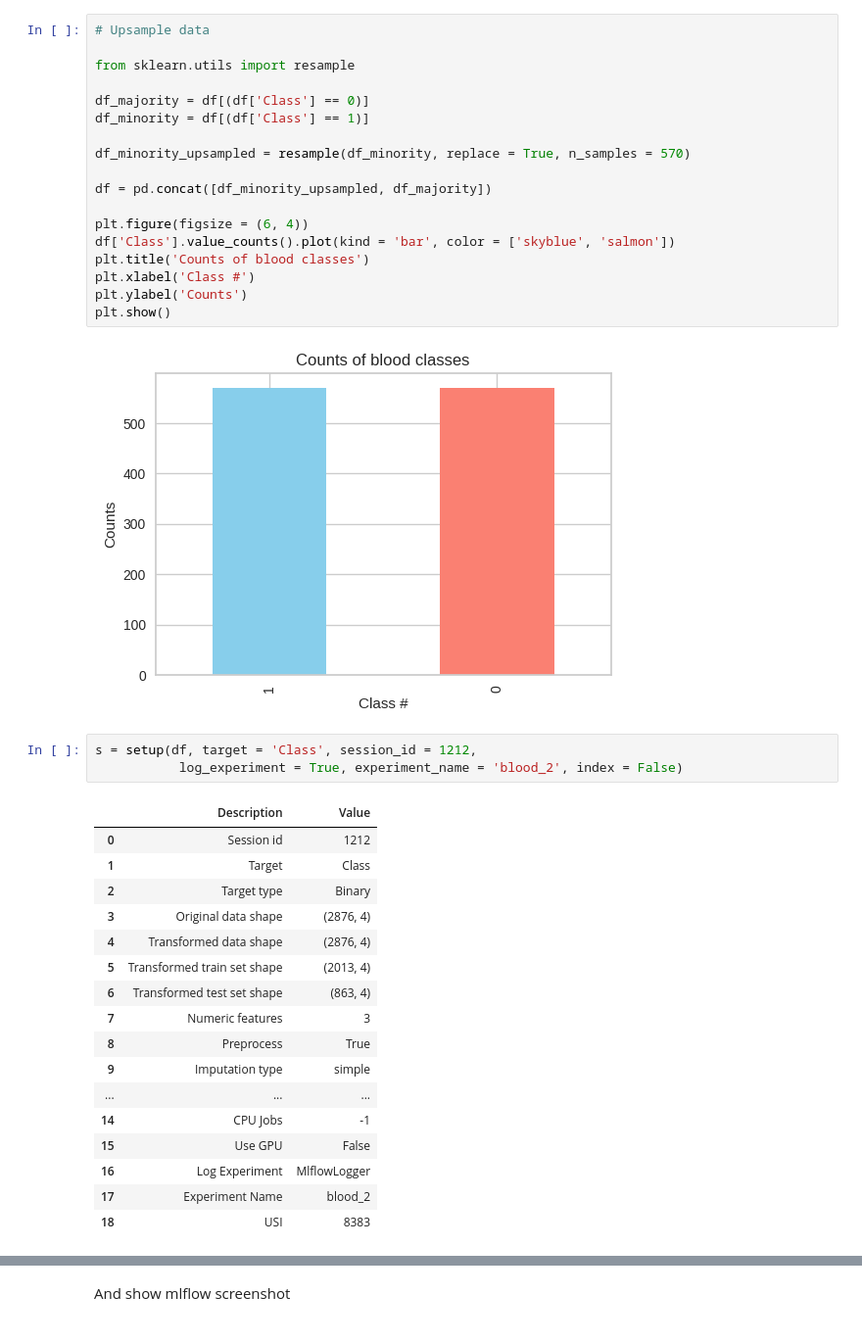
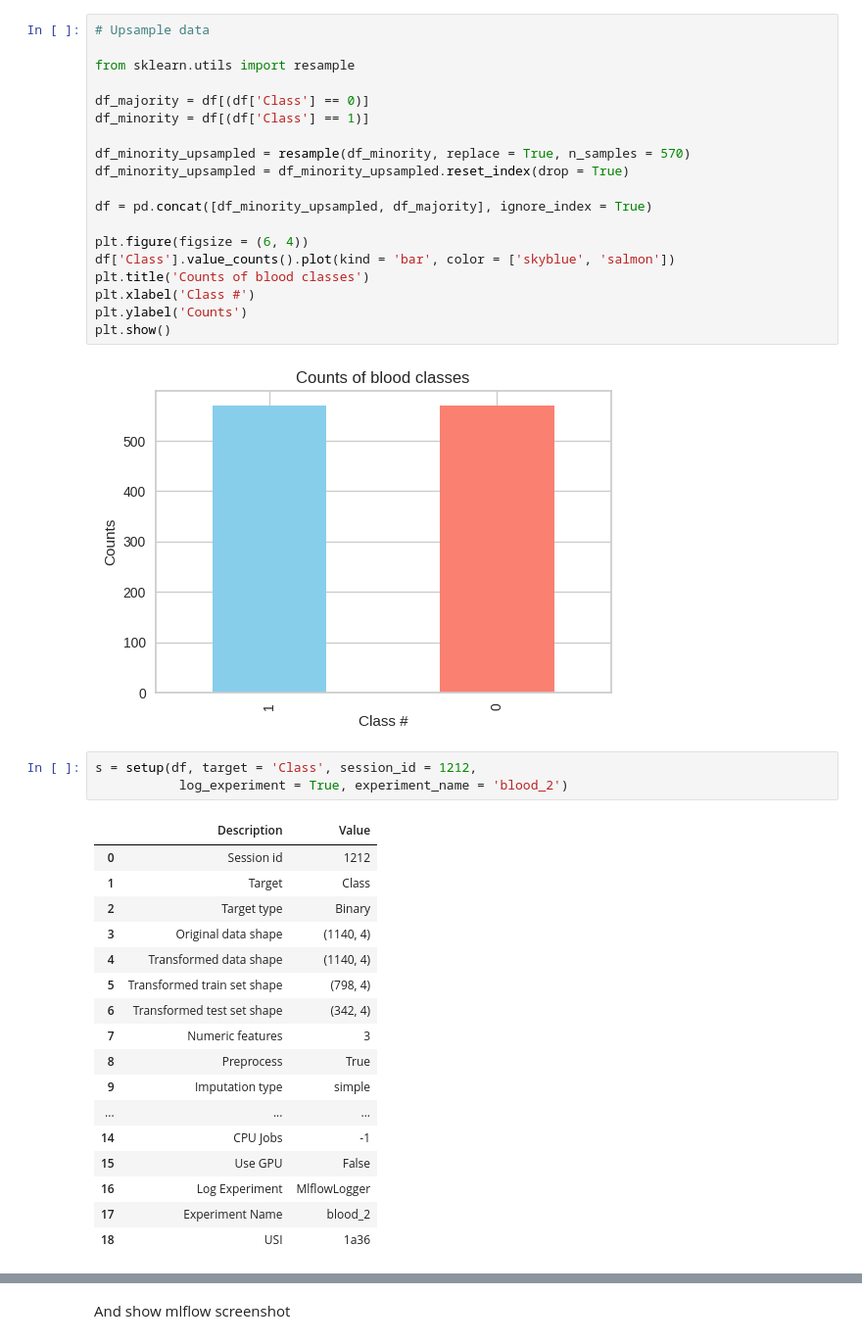
Before and after one commit to InnerShadow/DS, a Jupyter notebook: HW3/Binary_Classification_AutoML.ipynb, the cells around one changed output, grey strips where cells are left out. Shown at 98% size. Cells and saved outputs as stored; diff of their text form.

```diff
--- a/HW3/Binary_Classification_AutoML.ipynb
+++ b/HW3/Binary_Classification_AutoML.ipynb
@@ -226,8 +225,9 @@ df_majority = df[(df['Class'] == 0)]
 df_minority = df[(df['Class'] == 1)]
 
 df_minority_upsampled = resample(df_minority, replace = True, n_samples = 570)
+df_minority_upsampled = df_minority_upsampled.reset_index(drop = True)
 
-df = pd.concat([df_minority_upsampled, df_majority])
+df = pd.concat([df_minority_upsampled, df_majority], ignore_index = True)
 
 plt.figure(figsize = (6, 4))
 df['Class'].value_counts().plot(kind = 'bar', color = ['skyblue', 'salmon'])
@@ -239,16 +239,16 @@ plt.show()
 [figure]
 # %%
 s = setup(df, target = 'Class', session_id = 1212,
-           log_experiment = True, experiment_name = 'blood_2', index = False)
+           log_experiment = True, experiment_name = 'blood_2')
 # %% [output]
 |  | Description | Value |
 | 0 | Session id | 1212 |
 | 1 | Target | Class |
 | 2 | Target type | Binary |
-| 3 | Original data shape | (2876, 4) |
-| 4 | Transformed data shape | (2876, 4) |
-| 5 | Transformed train set shape | (2013, 4) |
-| 6 | Transformed test set shape | (863, 4) |
+| 3 | Original data shape | (1140, 4) |
+| 4 | Transformed data shape | (1140, 4) |
+| 5 | Transformed train set shape | (798, 4) |
+| 6 | Transformed test set shape | (342, 4) |
 | 7 | Numeric features | 3 |
 | 8 | Preprocess | True |
 | 9 | Imputation type | simple |
@@ -257,7 +257,7 @@ s = setup(df, target = 'Class', session_id = 1212,
 | 15 | Use GPU | False |
 | 16 | Log Experiment | MlflowLogger |
 | 17 | Experiment Name | blood_2 |
-| 18 | USI | 8383 |
+| 18 | USI | 1a36 |
 # %%
 model = compare_models()
 # %% [output]
```
Also changed, not shown: parts of 7 cells of this notebook.
